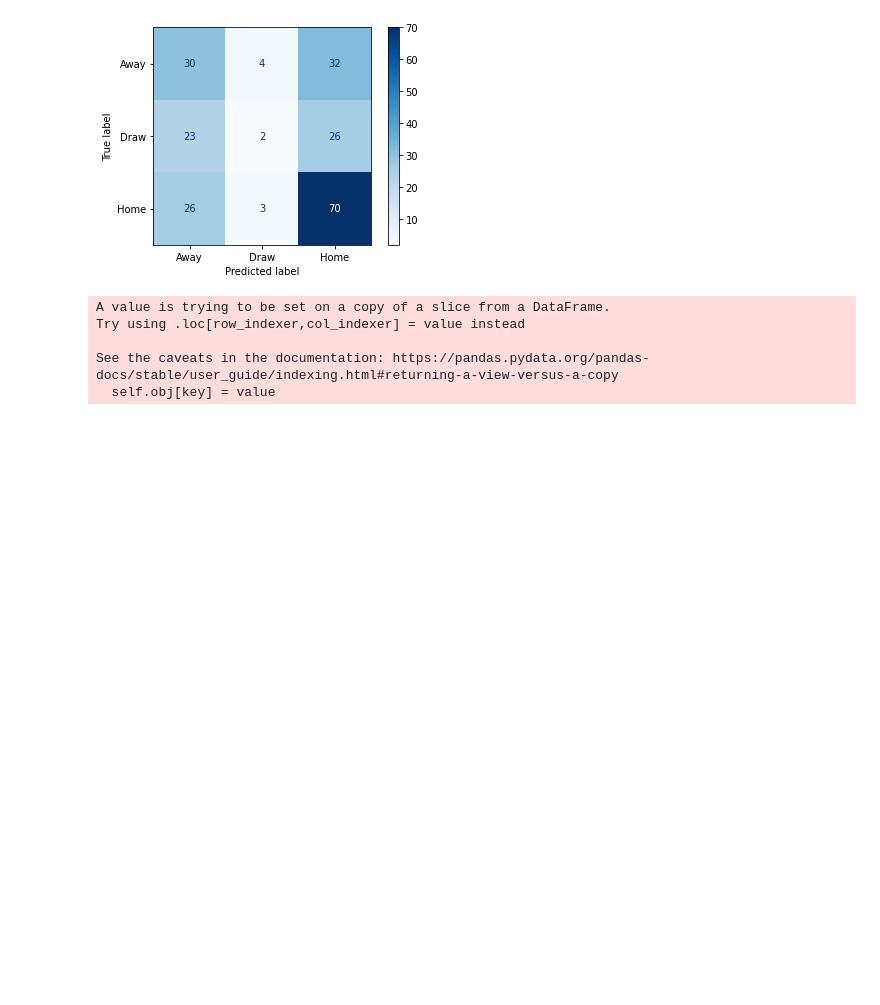
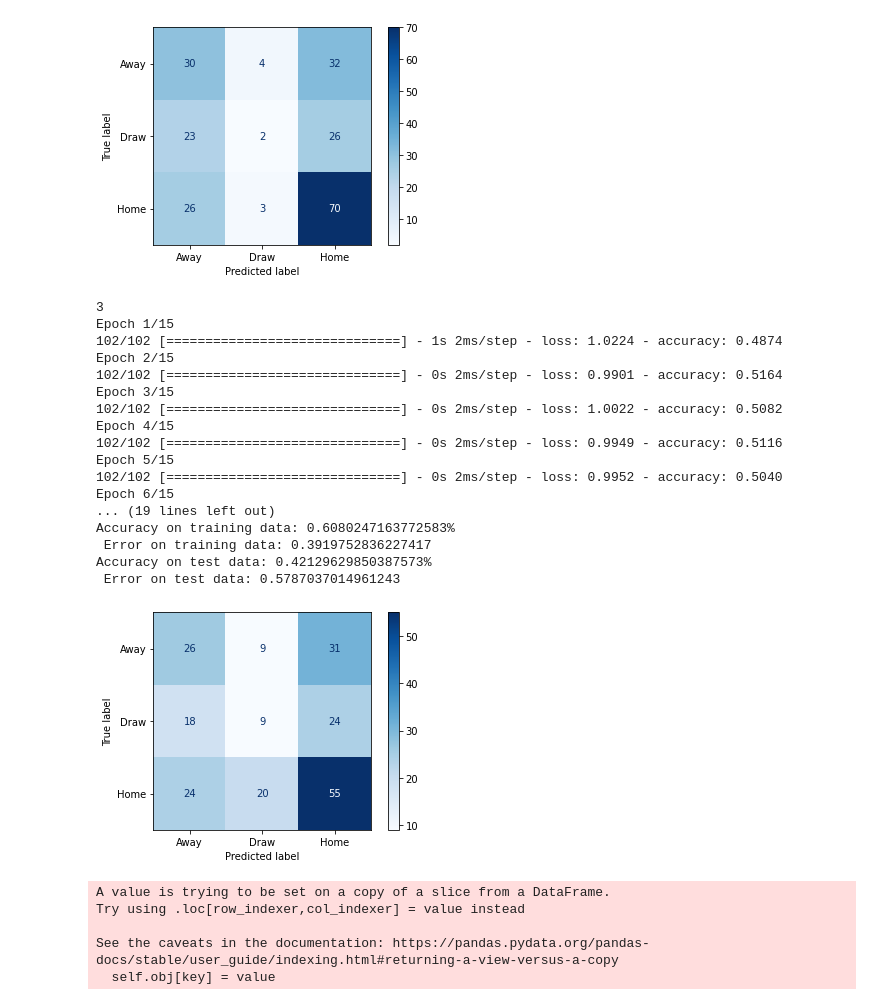
Before and after one commit to Max280201/Data-Exploration-Project, a Jupyter notebook: data_preprocessing_and_modelltraining_v2p_julius.ipynb, the cells around one changed output. Drawn from its saved outputs; the diff is of its cells as text; code cells hidden in the pictures; blank space fills up the shorter version.

```diff
--- a/data_preprocessing_and_modelltraining_v2p_julius.ipynb
+++ b/data_preprocessing_and_modelltraining_v2p_julius.ipynb
@@ -471,6 +559,15 @@ KeyboardInterrupt:
 X_train_s_2022, X_test_s_2022 = X.iloc[:-216], X.iloc[-216:]
 y_train_s_2022, y_test_s_2022 = y[:-216], y[-216:]
 match_data_bl_wo_nan_s_2022 = match_data_bl_wo_nan.iloc[-216:]
+# %%
+# X scaled
+
+# split train test data to predict one season
+# take the last 306 - 10*9 datapoints (because first 10 Matches are needed for the form)
+
+X_train_s_2022_scaled, X_test_s_2022_scaled = X_scaled[:-216], X_scaled[-216:]
+y_train_s_2022, y_test_s_2022 = y[:-216], y[-216:]
+match_data_bl_wo_nan_s_2022 = match_data_bl_wo_nan.iloc[-216:]
 # %%
 # train model and get results for one season predictions
 y_train_s_2022, y_test_s_2022 = one_hot_encode_outputs(y_train_s_2022, y_test_s_2022)
@@ -497,6 +594,42 @@ Accuracy on training data: 0.5123456716537476%
 Accuracy on test data: 0.49537035822868347%
  Error on test data: 0.5046296417713165
 [figure]
+# %%
+# X scaled
+
+# train model and get results for one season predictions
+y_train_s_2022, y_test_s_2022 = one_hot_encode_outputs(y_train_s_2022,
+                                                       y_test_s_2022)
+trained_model_history_s_2022, model_s_2022 = train_model(X_train_s_2022_scaled,
+                                                         y_train_s_2022,
+                                                         number_of_epochs=15)
+pred_train_s_2022, pred_test_s_2022 = print_accuracy(X_train_s_2022_scaled,
+                                                     y_train_s_2022,
+                                                     X_test_s_2022_scaled,
+                                                     y_test_s_2022,
+                                                     model_s_2022)
+y_test_res_s_2022, y_pred_s_2022 = get_predictions(pred_test_s_2022,
+                                                   y_test_s_2022)
+print_confusion_matrix(y_test_res_s_2022, y_pred_s_2022)
+# %% [output]
+3
+Epoch 1/15
+102/102 [==============================] - 1s 2ms/step - loss: 1.0224 - accuracy: 0.4874
+Epoch 2/15
+102/102 [==============================] - 0s 2ms/step - loss: 0.9901 - accuracy: 0.5164
+Epoch 3/15
+102/102 [==============================] - 0s 2ms/step - loss: 1.0022 - accuracy: 0.5082
+Epoch 4/15
+102/102 [==============================] - 0s 2ms/step - loss: 0.9949 - accuracy: 0.5116
+Epoch 5/15
+102/102 [==============================] - 0s 2ms/step - loss: 0.9952 - accuracy: 0.5040
+Epoch 6/15
+... (19 lines left out)
+Accuracy on training data: 0.6080247163772583%
+ Error on training data: 0.3919752836227417
+Accuracy on test data: 0.42129629850387573%
+ Error on test data: 0.5787037014961243
+[figure, added]
 # %%
 # combine match data for season 22 with predictions for season 2022 for betting strategy
 
```
Also changed, not shown: parts of 9 cells of this notebook.
